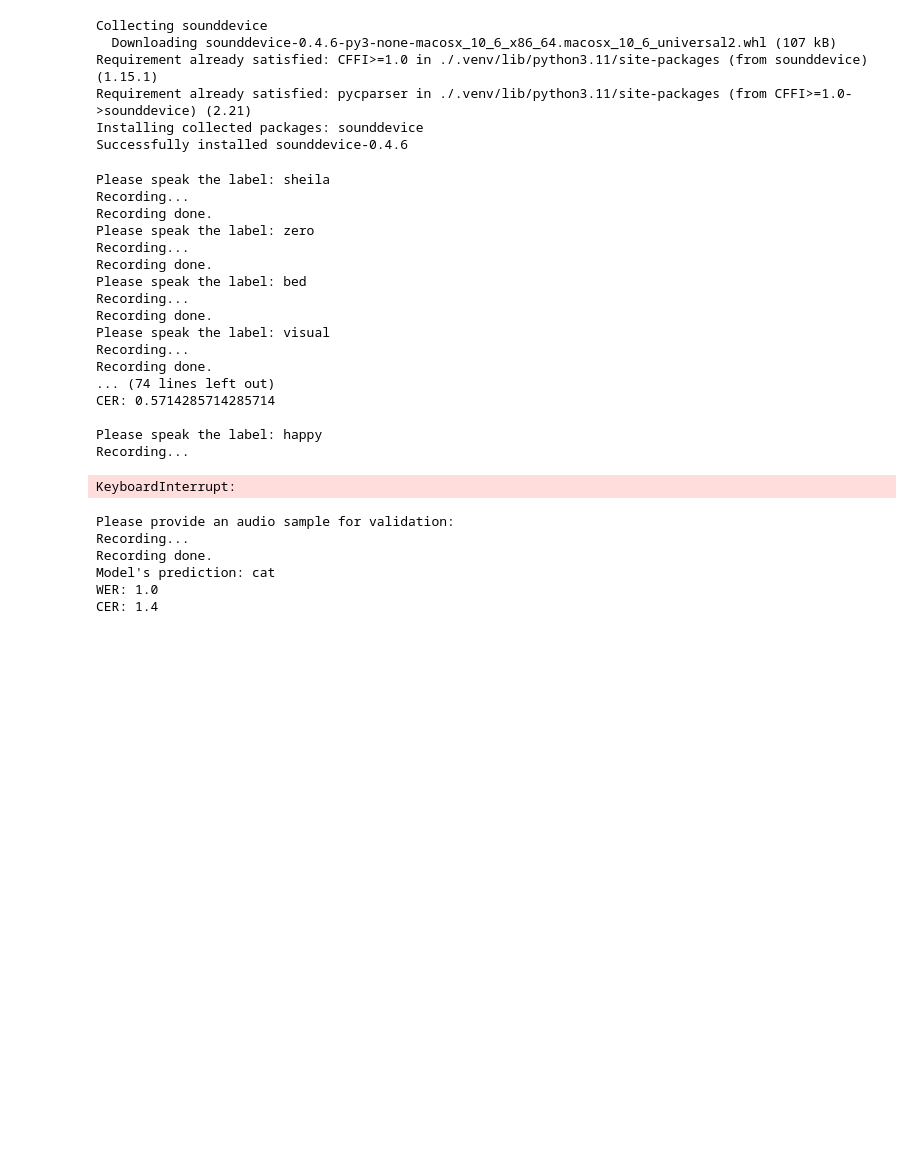
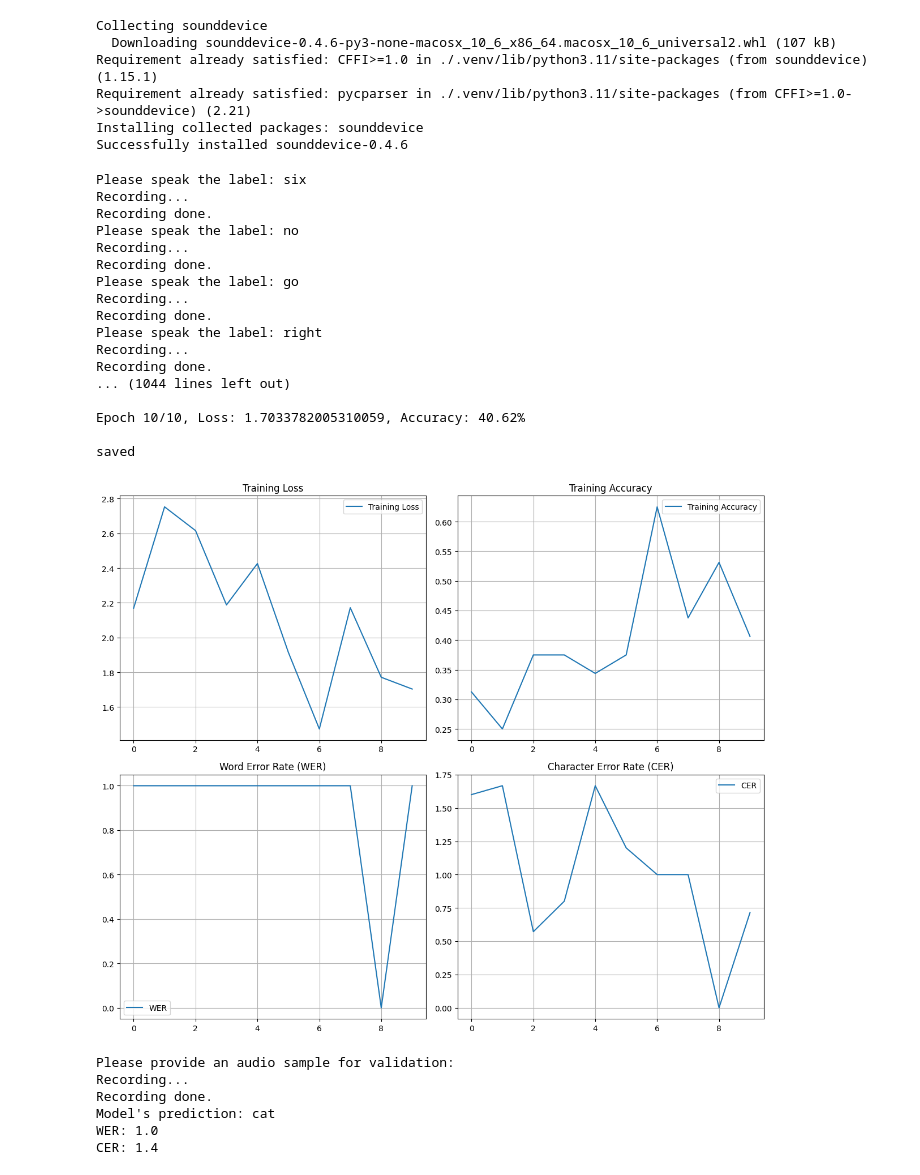
Before and after one commit to leonmck-dsp-dev/nueraspeech, a Jupyter notebook: nueraspeech.ipynb, the cells around one changed output. Cells and saved outputs as stored; diff of their text form; code cells hidden in the pictures; blank space fills up the shorter version.

```diff
--- a/nueraspeech.ipynb
+++ b/nueraspeech.ipynb
@@ -770,7 +821,7 @@ wer_over_epochs = []
 cer_over_epochs = []
 loss_over_epochs = []
 accuracy_over_epochs = []
-batch_size = 5
+batch_size = 32
 
 
 
@@ -812,6 +863,9 @@ for epoch in range(num_epochs):
         correct = pred.eq(true_labels.view_as(pred)).sum().item()
         accuracy = correct / batch_size
 
+
+        loss_over_epochs.append(loss.item())
+
         print("Please provide an audio sample for validation:")
         val_waveform = record_audio()
         val_features = mel_spectrogram_transform(val_waveform)
@@ -820,7 +874,6 @@ for epoch in range(num_epochs):
 
         print(f"Model's prediction: {predicted_label}\nWER: {wer_score}\nCER: {cer_score}\n")
     # Store metrics
-    loss_over_epochs.append(loss.item())
     accuracy_over_epochs.append(accuracy)
     wer_over_epochs.append(wer_score)
     cer_over_epochs.append(cer_score)
@@ -831,42 +884,42 @@ for epoch in range(num_epochs):
     torch.save(model.state_dict(), pth)
     print("saved")
 
 # Plot metrics
 fig, axs = plt.subplots(2, 2, figsize=(12, 10))
 axs[0, 0].plot(loss_over_epochs, label='Training Loss')
 axs[0, 0].set_title('Training Loss')
 axs[0, 1].plot(accuracy_over_epochs, label='Training Accuracy')
 axs[0, 1].set_title('Training Accuracy')
 axs[1, 0].plot(wer_over_epochs, label='WER')
 axs[1, 0].set_title('Word Error Rate (WER)')
 axs[1, 1].plot(cer_over_epochs, label='CER')
 axs[1, 1].set_title('Character Error Rate (CER)')
 
 for ax in axs.flat:
     ax.legend()
     ax.grid(True)
 
 plt.tight_layout()
 plt.show()
 # %% [output]
-Please speak the label: sheila
+Please speak the label: six
 Recording...
 Recording done.
-Please speak the label: zero
+Please speak the label: no
 Recording...
 Recording done.
-Please speak the label: bed
+Please speak the label: go
 Recording...
 Recording done.
-Please speak the label: visual
+Please speak the label: right
 Recording...
 Recording done.
-... (74 lines left out)
-CER: 0.5714285714285714
+... (1044 lines left out)
 
-Please speak the label: happy
-Recording...
+Epoch 10/10, Loss: 1.7033782005310059, Accuracy: 40.62%
+
+saved
-KeyboardInterrupt:
+[figure, added]
 # %%
 
         print("Please provide an audio sample for validation:")
```
Also changed, not shown: parts of 8 cells of this notebook, 11 other files.
